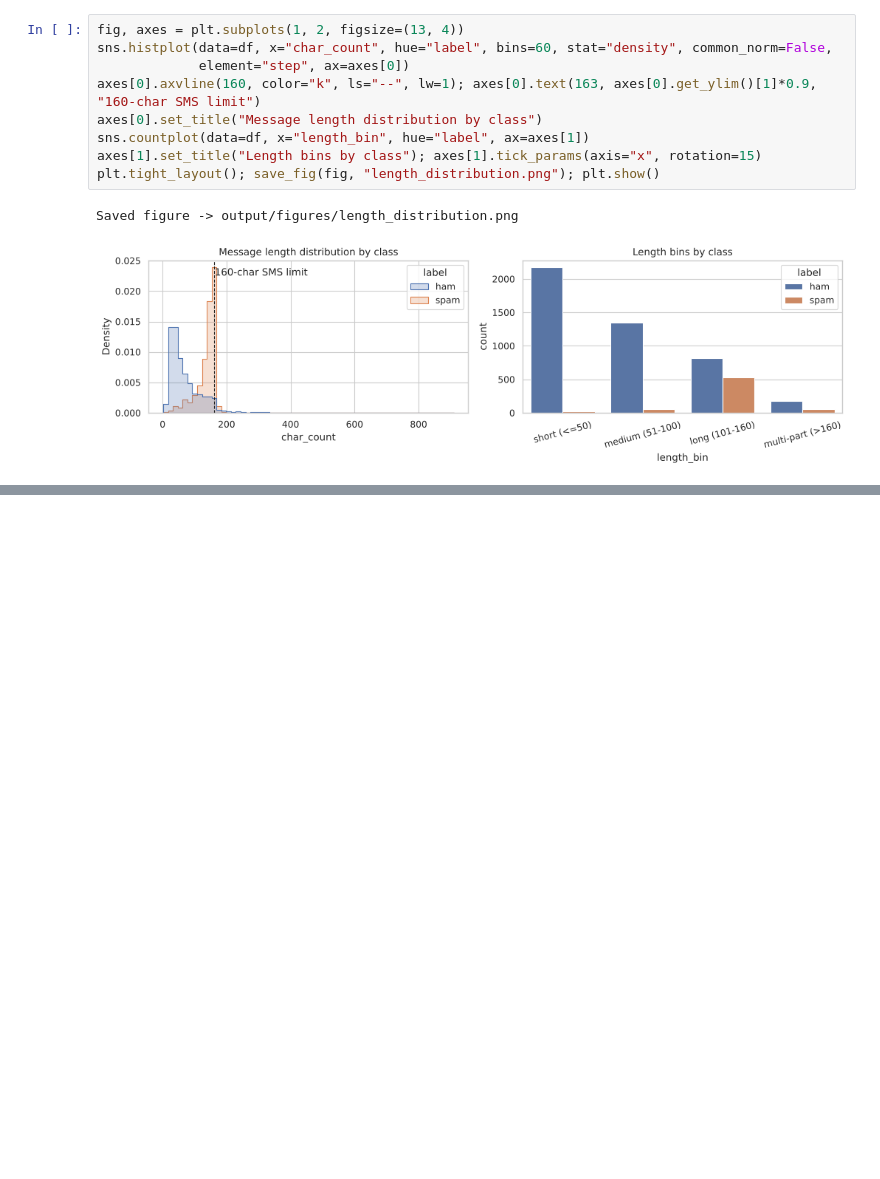
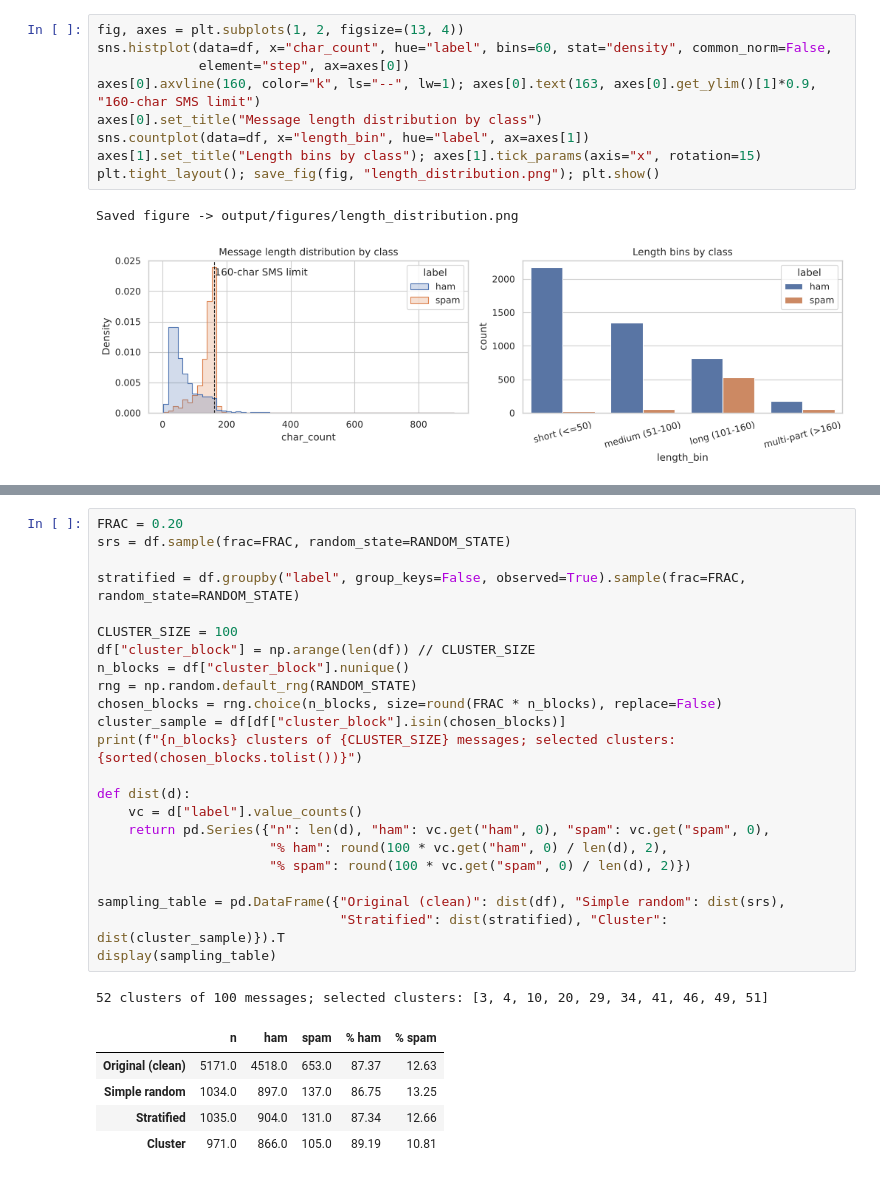
Before and after one commit to mahmoudd-adell/bd-a1, a Jupyter notebook: notebook/analysis.ipynb, the cells around one changed output, grey strips where cells are left out. Cells and saved outputs as stored; diff of their text form; blank space fills up the shorter version.

```diff
--- a/notebook/analysis.ipynb
+++ b/notebook/analysis.ipynb
@@ -355,0 +363,30 @@ Saved figure -> output/figures/length_distribution.png
+# %%
+FRAC = 0.20
+srs = df.sample(frac=FRAC, random_state=RANDOM_STATE)
+
+stratified = df.groupby("label", group_keys=False, observed=True).sample(frac=FRAC, random_state=RANDOM_STATE)
+
+CLUSTER_SIZE = 100
+df["cluster_block"] = np.arange(len(df)) // CLUSTER_SIZE
+n_blocks = df["cluster_block"].nunique()
+rng = np.random.default_rng(RANDOM_STATE)
+chosen_blocks = rng.choice(n_blocks, size=round(FRAC * n_blocks), replace=False)
+cluster_sample = df[df["cluster_block"].isin(chosen_blocks)]
+print(f"{n_blocks} clusters of {CLUSTER_SIZE} messages; selected clusters: {sorted(chosen_blocks.tolist())}")
+
+def dist(d):
+    vc = d["label"].value_counts()
+    return pd.Series({"n": len(d), "ham": vc.get("ham", 0), "spam": vc.get("spam", 0),
+                      "% ham": round(100 * vc.get("ham", 0) / len(d), 2),
+                      "% spam": round(100 * vc.get("spam", 0) / len(d), 2)})
+
+sampling_table = pd.DataFrame({"Original (clean)": dist(df), "Simple random": dist(srs),
+                               "Stratified": dist(stratified), "Cluster": dist(cluster_sample)}).T
+display(sampling_table)
+# %% [output]
+52 clusters of 100 messages; selected clusters: [3, 4, 10, 20, 29, 34, 41, 46, 49, 51]
+|  | n | ham | spam | % ham | % spam |
+| Original (clean) | 5171.0 | 4518.0 | 653.0 | 87.37 | 12.63 |
+| Simple random | 1034.0 | 897.0 | 137.0 | 86.75 | 13.25 |
+| Stratified | 1035.0 | 904.0 | 131.0 | 87.34 | 12.66 |
+| Cluster | 971.0 | 866.0 | 105.0 | 89.19 | 10.81 |
```
Also changed, not shown: parts of 3 cells of this notebook, 1 other file.
